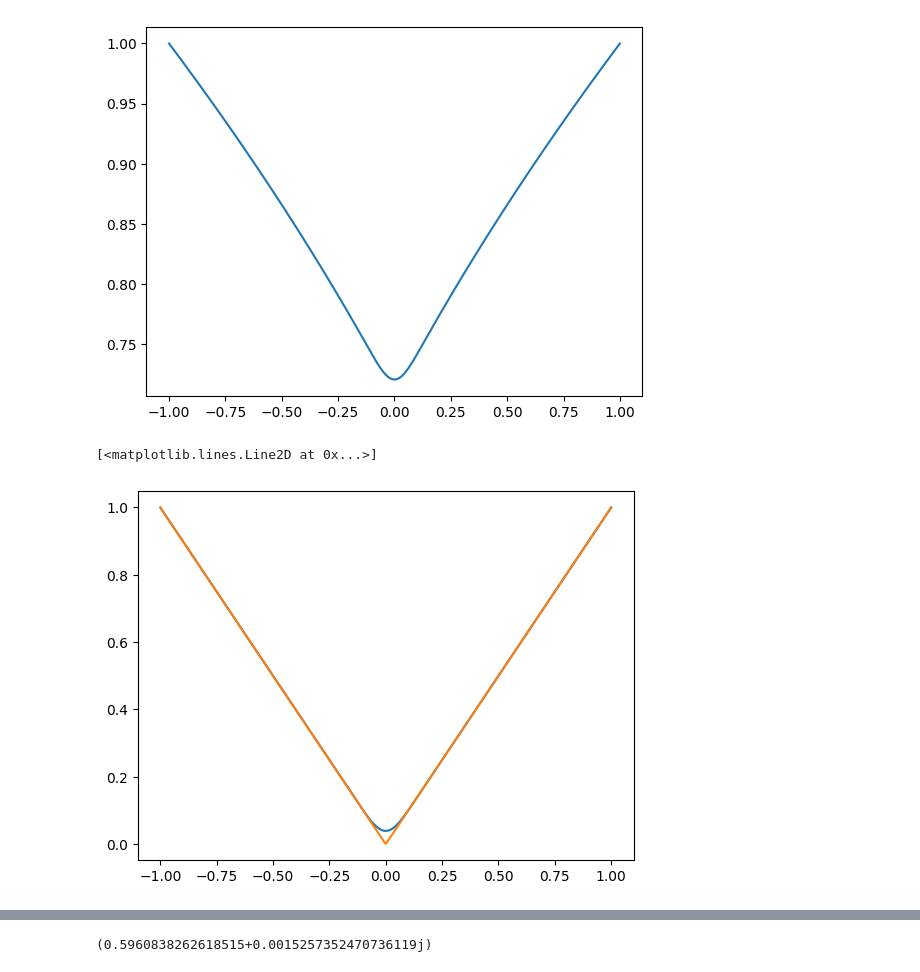
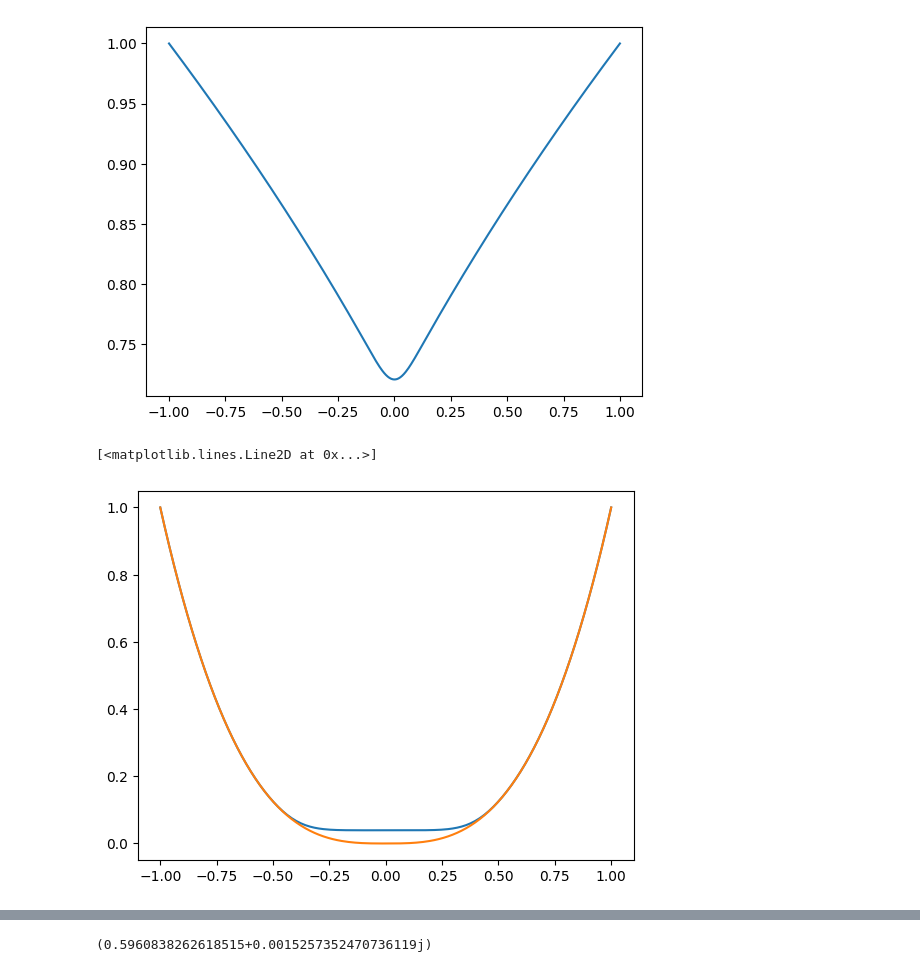
Before and after one commit to ichuang/pyqsp, a Jupyter notebook: test_notebook.ipynb, the cells around one changed output, grey strips where cells are left out. Drawn from its saved outputs; the diff is of its cells as text; code cells hidden in the pictures.

```diff
--- a/test_notebook.ipynb
+++ b/test_notebook.ipynb
@@ -84,17 +84,25 @@ plt.plot(X, Y)
 # %%
 # Performs test which interlinks an inverse Chebyshev gadget with the second Chebyshev polynomial
 
+G_cubic = AtomicGadget([[0, np.pi/3, -np.pi/3, 0]], [[0, 0, 0]], label="G_cubic")
 G_cheb = AtomicGadget([[0, 0, 0]], [[0, 0]], label="G_cheb")
-G_id = G_sqrt.interlink(G_cheb, [
+
+G_id_1 = G_cubic.interlink(G_sqrt, [
+    (('G_cubic', 0), ('G_sqrt', 0), None)
+])
+
+G_id_2 = G_id_1.interlink(G_cheb, [
     (('G_sqrt', 0), ('G_cheb', 0), None)
 ])
 
-fn_2 = lambda x : G_id.get_qsp_unitary(('G_cheb', 0))({('G_sqrt', 0) : x})[0][0]
+fn_2 = lambda x : G_id_2.get_qsp_unitary(('G_cheb', 0))({('G_cubic', 0) : x})[0][0]
 data = [fn_2(x) for x in tqdm(np.linspace(-1, 1, 200))]
 # %%
 # IT WORKS!
+X = np.linspace(-1, 1, 200)
 plt.plot(np.linspace(-1, 1, 200), data)
-plt.plot(X, np.abs(X))
+plt.plot(X, np.abs(X) ** 3)
+#plt.plot(X, np.abs(X))
 # %% [output]
 [<matplotlib.lines.Line2D at 0x...>]
-[figure, old version]
+[figure, new version]
```
Also changed, not shown: parts of 1 cell of this notebook.
